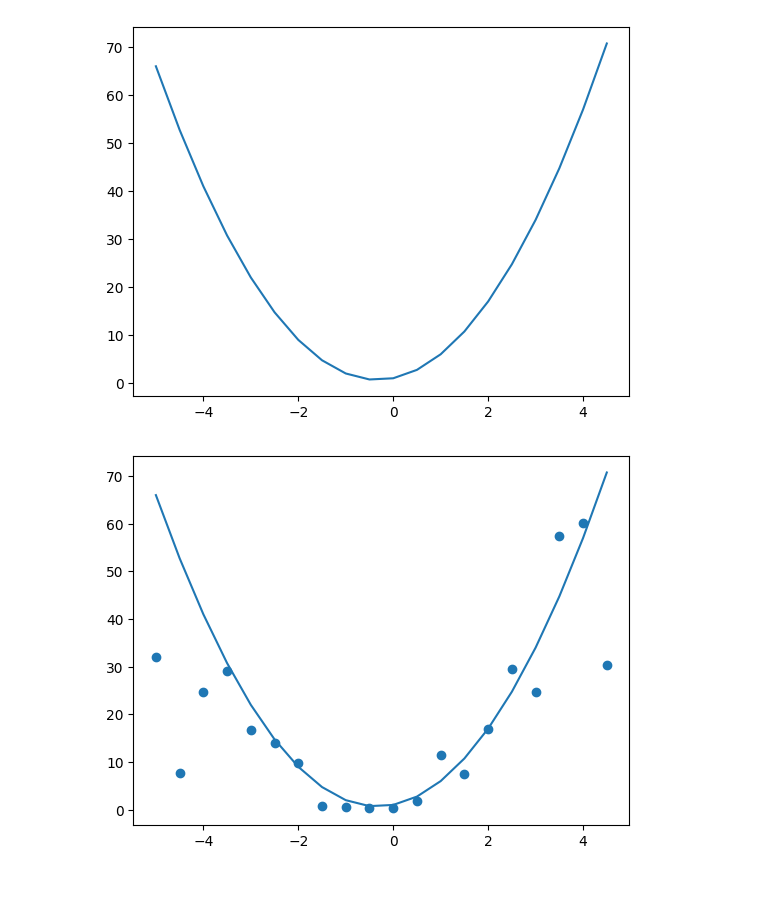
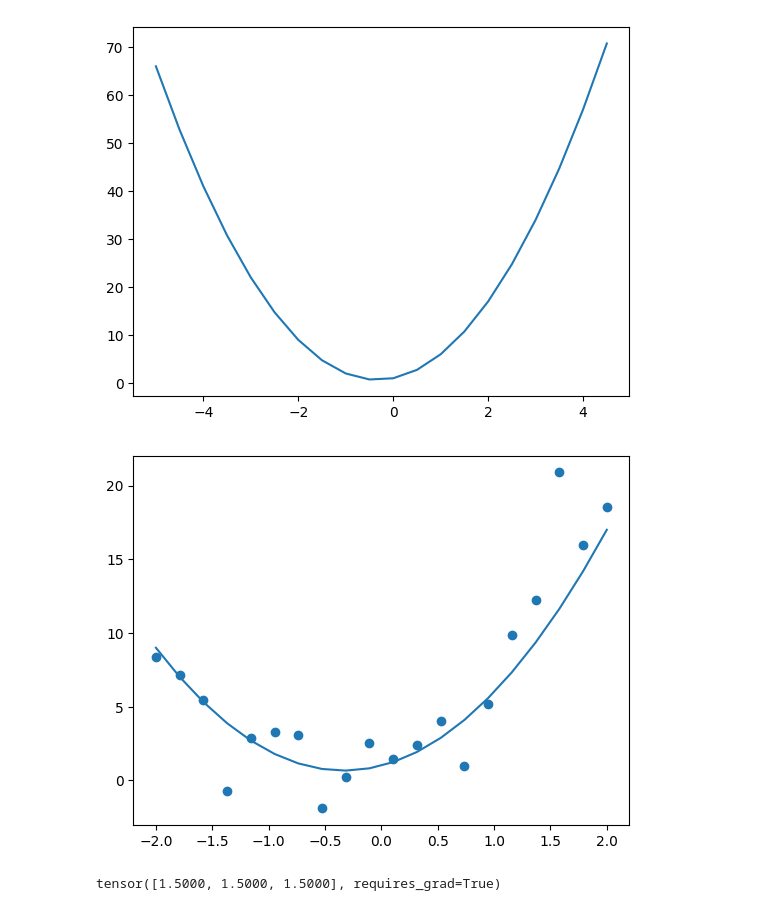
Before and after one commit to HP3-16/machine-learning-1, a Jupyter notebook: basics/sheet-1.ipynb, the cells around one changed output. Drawn from its saved outputs; the diff is of its cells as text; code cells hidden in the pictures.

```diff
--- a/basics/sheet-1.ipynb
+++ b/basics/sheet-1.ipynb
@@ -32,13 +32,13 @@ def noise(x,scale):
     return normal(scale=scale,size=x.shape)
 
 def add_noise(x,a,b):
-    return x * (1+noise(x,a)+noise(x,b))
+    return x *(1+noise(x,a))+noise(x,b)
 # %%
-x = np.arange(-5,5,0.5)
-y = add_noise(func(x),0.1,0.5)
+x = torch.linspace(-2,2,20)[:,None]
+y = add_noise(func(x),0.3,1.5)
 plt.scatter(x,y)
 y_func = quadratic_(3,2,1)
 y_in = y_func(x)
 plot_model(x,y_in)
 # %% [output]
-[figure, old version]
+[figure, new version]
@@ -44,0 +53,5 @@ plot_model(x,y_in)
+# %%
+param_list = torch.tensor([1.5,1.5,1.5])
+param_list.requires_grad_()
+# %% [output]
+tensor([1.5000, 1.5000, 1.5000], requires_grad=True)
```
Also changed, not shown: parts of 3 cells of this notebook.
